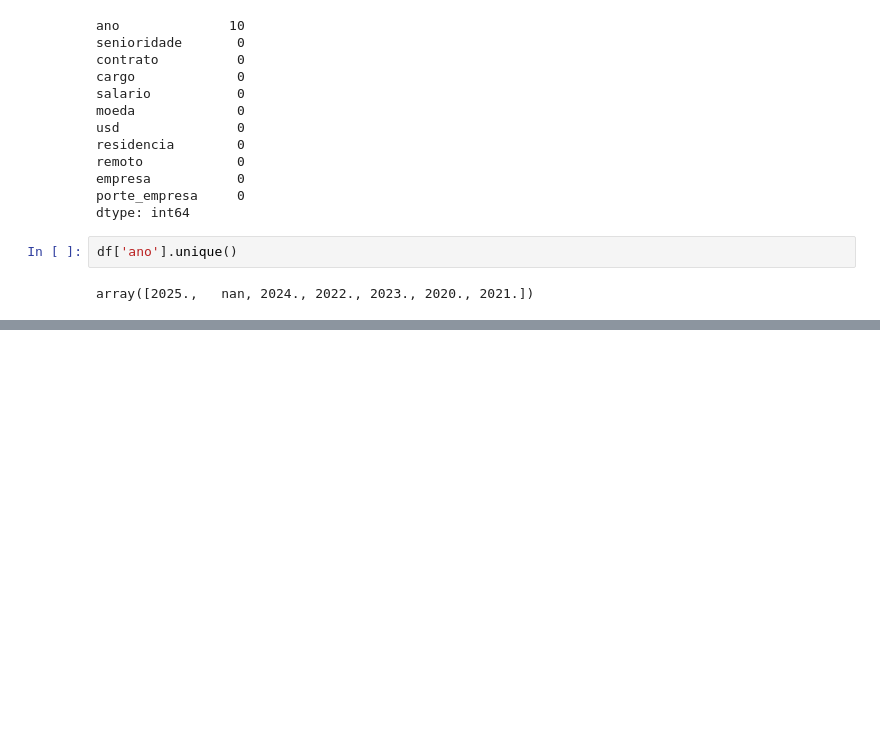
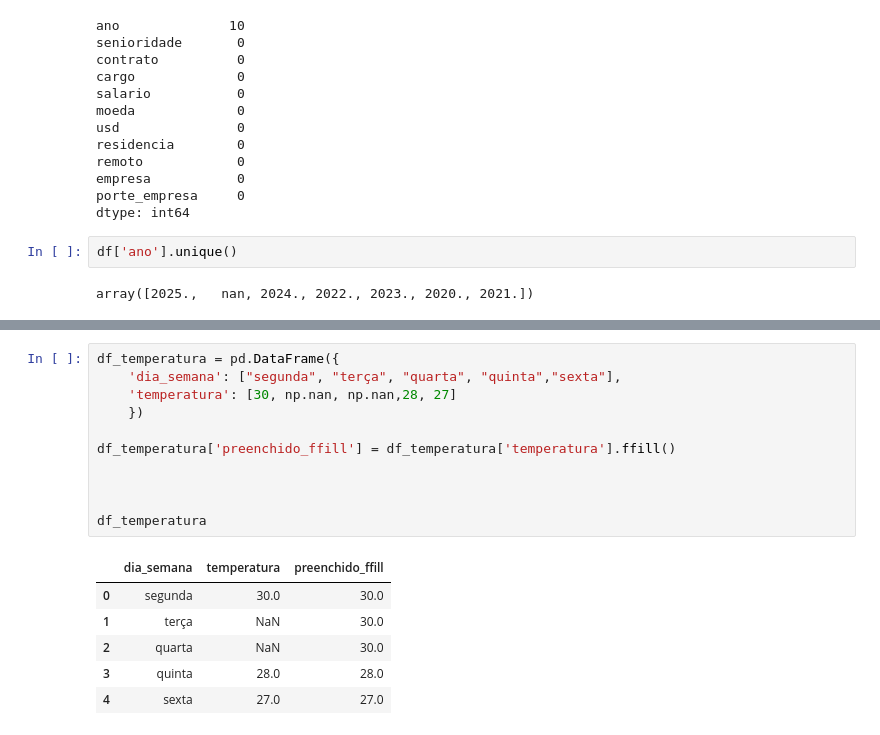
Before and after one commit to Jneliorr/imersao_dados, a Jupyter notebook: imersãoAlura.ipynb, the cells around one changed output, grey strips where cells are left out. Drawn from its saved outputs; the diff is of its cells as text; blank space fills up the shorter version.

```diff
--- a/imersãoAlura.ipynb
+++ b/imersãoAlura.ipynb
@@ -225,0 +242,18 @@ df_salarios = pd.DataFrame([
+# %%
+df_temperatura = pd.DataFrame({
+    'dia_semana': ["segunda", "terça", "quarta", "quinta","sexta"],
+    'temperatura': [30, np.nan, np.nan,28, 27]
+    })
+
+df_temperatura['preenchido_ffill'] = df_temperatura['temperatura'].ffill()
+
+
+
+df_temperatura
+# %% [output]
+|  | dia_semana | temperatura | preenchido_ffill |
+| 0 | segunda | 30.0 | 30.0 |
+| 1 | terça | NaN | 30.0 |
+| 2 | quarta | NaN | 30.0 |
+| 3 | quinta | 28.0 | 28.0 |
+| 4 | sexta | 27.0 | 27.0 |
```
Also changed, not shown: parts of 12 cells of this notebook.
